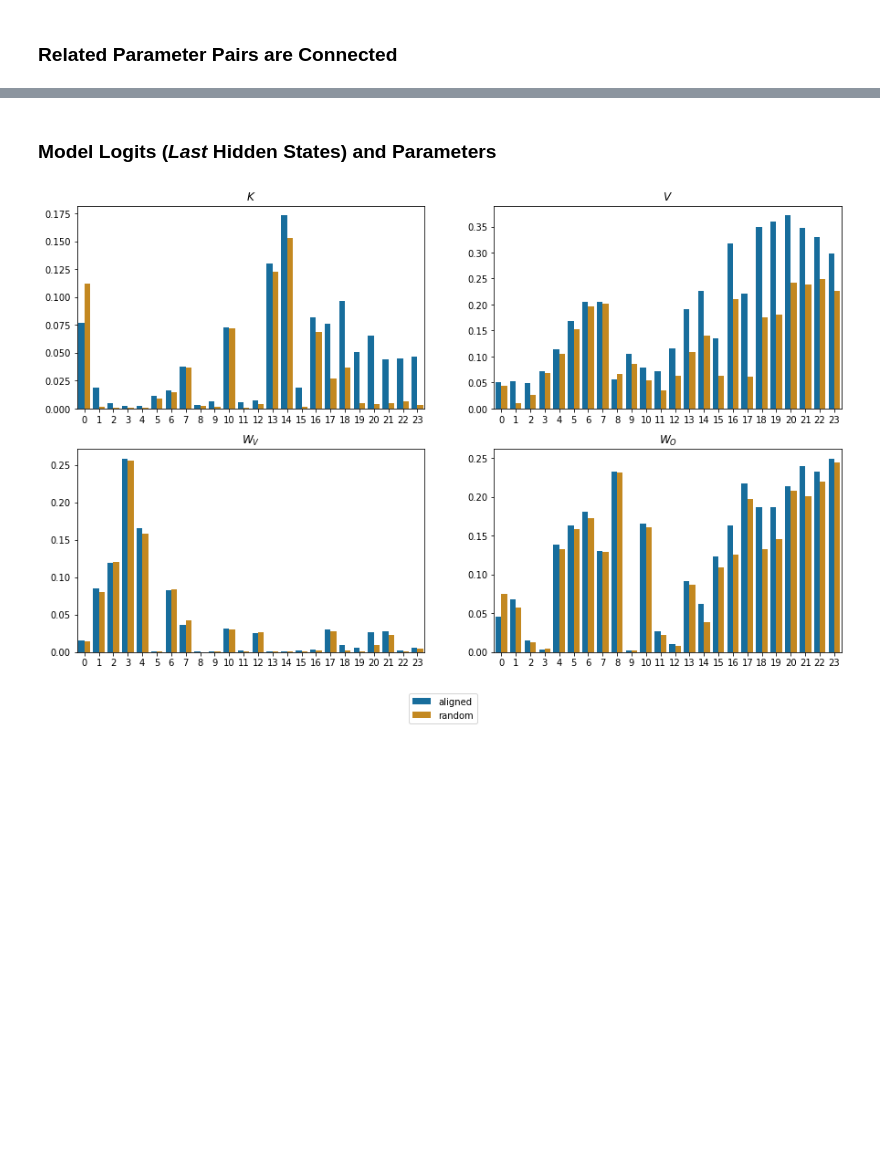
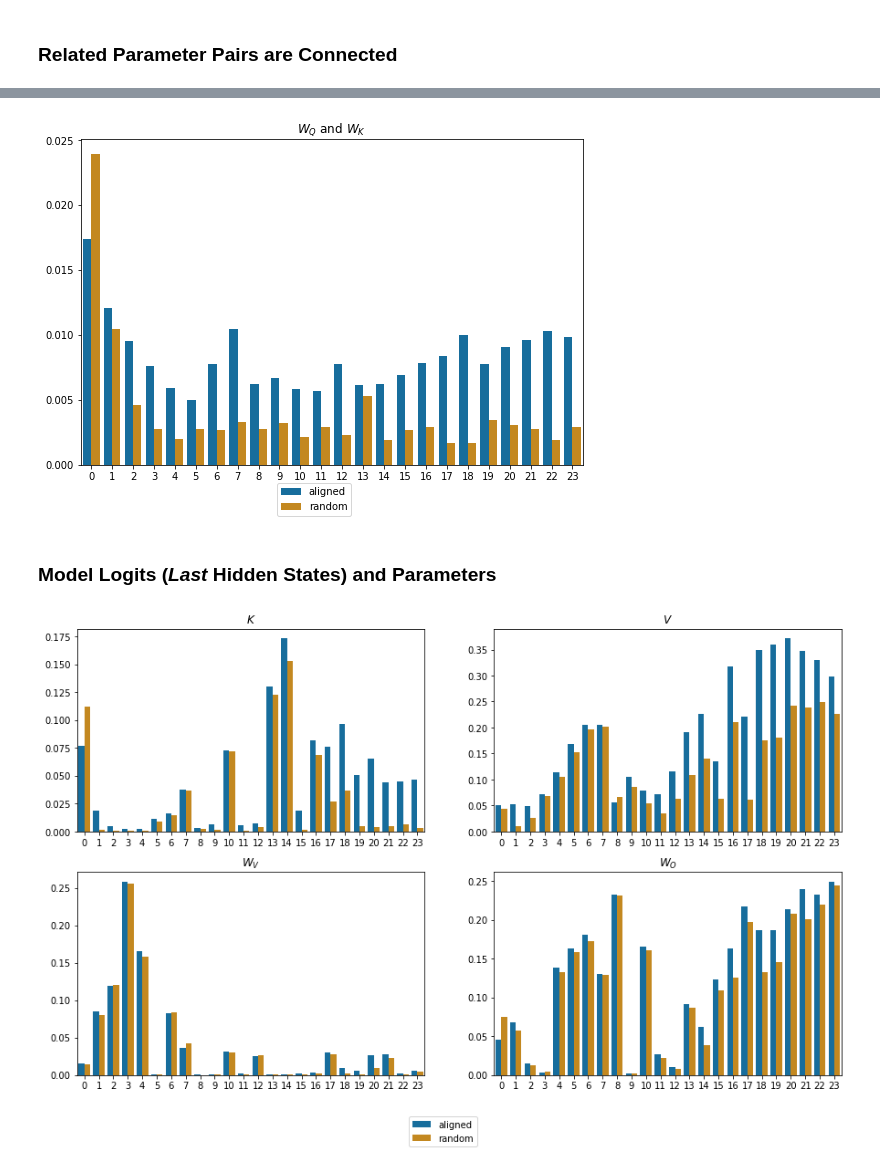
Before and after one commit to guy-dar/embedding-space, a Jupyter notebook: interpretation-experiments.ipynb, the cells around one changed output, grey strips where cells are left out. Drawn from its saved outputs; the diff is of its cells as text; code cells hidden in the pictures; blank space fills up the shorter version.

```diff
--- a/interpretation-experiments.ipynb
+++ b/interpretation-experiments.ipynb
@@ -267,3 +254,9 @@ plt.savefig('artifacts/related_pairs.pdf')
+# %%
+_plot_comparison([(np.mean(intersections_dict['W_QK'], axis=-1), np.mean(intersections_dict['W_QK_shuffled'], axis=-1),
+                   '$W_Q$ and $W_K$')], figsize=(9, 6), plots_per_row=1)
+plt.savefig('artifacts/related_pairs2.pdf')
+# %% [output]
+[figure, added]
 # %% [markdown]
 ### Model Logits (*Last* Hidden States) and Parameters
 # %%
```
Also changed, not shown: parts of 13 cells of this notebook, 6 other files.
